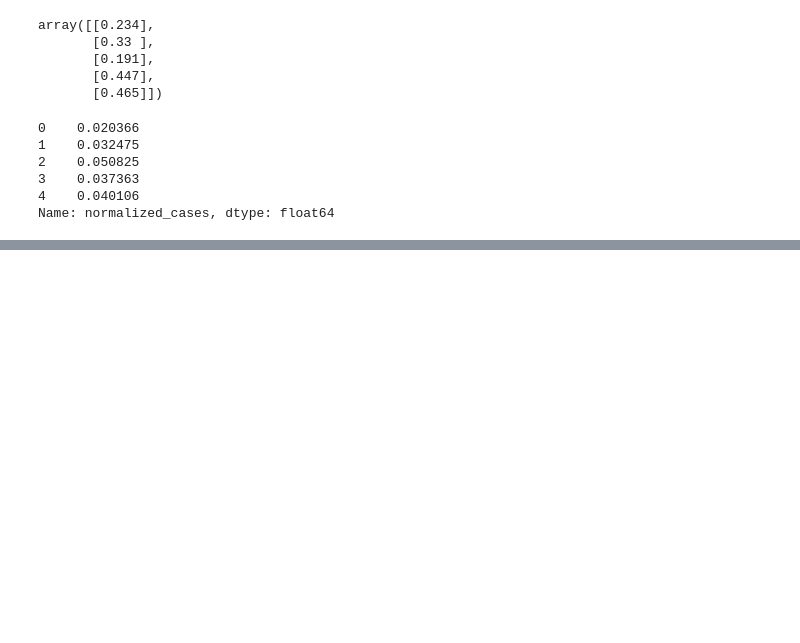
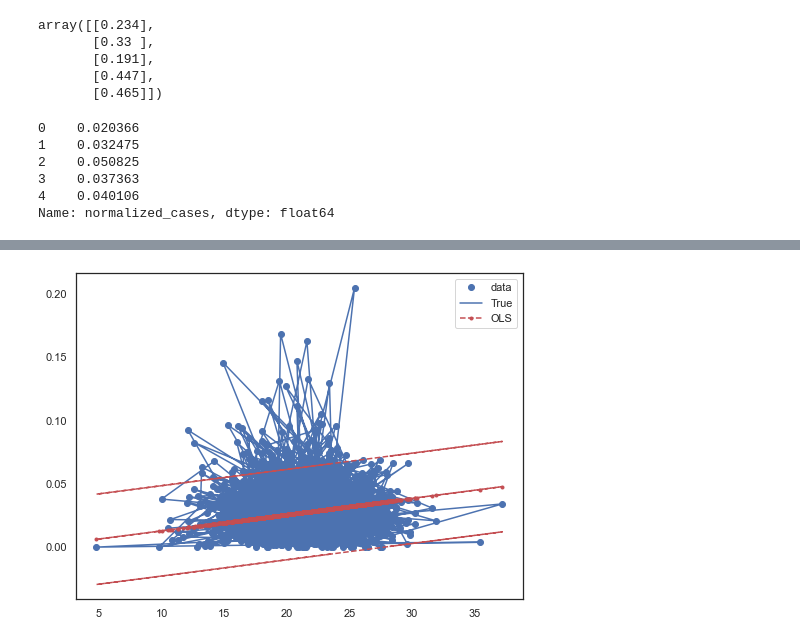
Before and after one commit to stephenanayashilliard/Covid_and_Politics, a Jupyter notebook: ml_seg2/ols_model.ipynb, the cells around one changed output, grey strips where cells are left out. Cells and saved outputs as stored; diff of their text form; code cells hidden in the pictures; blank space fills up the shorter version.

```diff
--- a/ml_seg2/ols_model.ipynb
+++ b/ml_seg2/ols_model.ipynb
@@ -211,0 +293,3 @@ ax.legend(loc='best');
+# %%
+X5 = county_df['office'].values.reshape(-1,1)
+X5[:5]
@@ -211,0 +302,3 @@ ax.legend(loc='best');
+# %%
+y5 = county_df.normalized_cases
+y5[:5]
@@ -211,0 +312,4 @@ ax.legend(loc='best');
+# %%
+model5 = sm.OLS(y5, X5)
+results5 = model5.fit()
+print(results5.summary())
@@ -211,0 +334,13 @@ ax.legend(loc='best');
+# %%
+prstd, iv_l, iv_u = wls_prediction_std(results5)
+
+fig, ax = plt.subplots(figsize=(8,6))
+
+ax.plot(X5, y5, 'o', label="data")
+ax.plot(X5, y5, 'b-', label="True")
+ax.plot(X5, results5.fittedvalues, 'r--.', label="OLS")
+ax.plot(X5, iv_u, 'r--')
+ax.plot(X5, iv_l, 'r--')
+ax.legend(loc='best');
+# %% [output]
+[figure, added]
```
Also changed, not shown: parts of 23 cells of this notebook, 1 other file.
